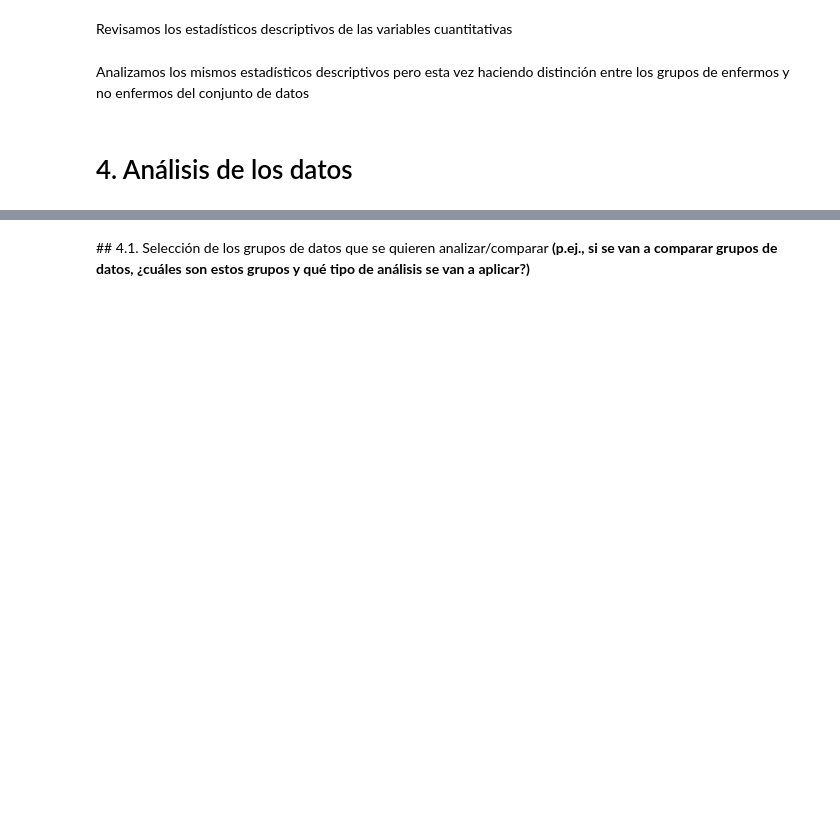
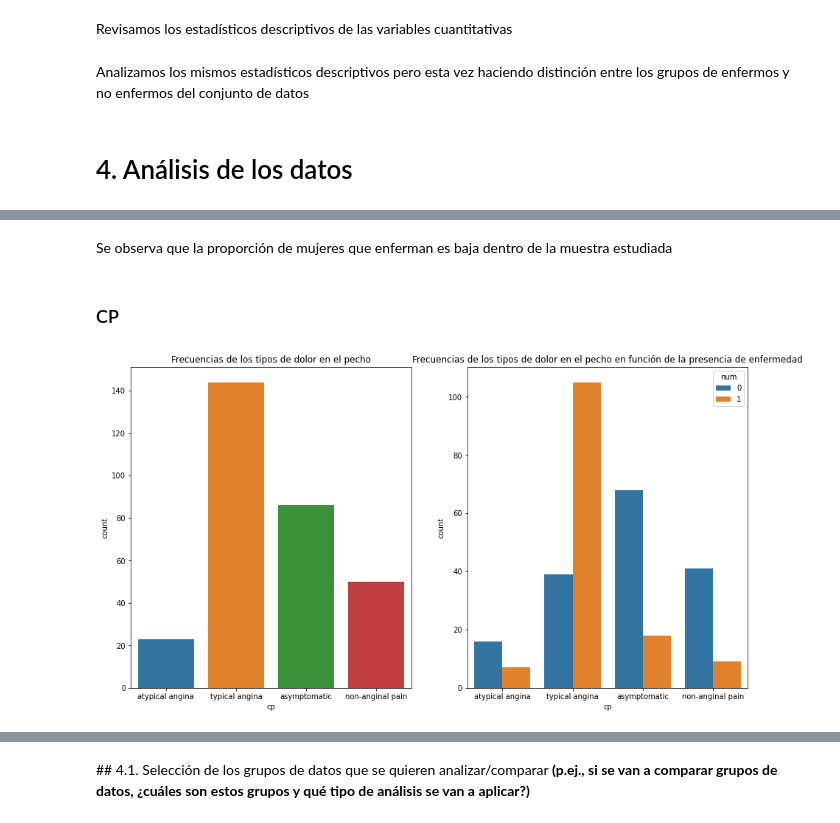
Before and after one commit to Vic16/PR_2_TipologiaCiclodeVidaDatos, a Jupyter notebook: PR_2.ipynb, the cells around one changed output, grey strips where cells are left out. Saved outputs shown, nothing was run; the diff lists cells and outputs as text; code cells hidden in the pictures; blank space fills up the shorter version.

```diff
--- a/PR_2.ipynb
+++ b/PR_2.ipynb
@@ -462,0 +534,14 @@ df[["age","trtbps","chol","thalachh","oldpeak","caa","thall","output"]].groupby(
+# %% [markdown]
+Se observa que la proporción de mujeres que enferman es baja dentro de la muestra estudiada
+# %% [markdown]
+### CP
+# %%
+fig, axes = plt.subplots(1, 2, figsize=(15,8))
+
+sns.countplot(x=df["cp"], ax=axes[0]).set(title='Frecuencias de los tipos de dolor en el pecho')
+
+sns.countplot(x=df["cp"], hue=df["num"], ax=axes[1]).set(title='Frecuencias de los tipos de dolor en el pecho en función de la presencia de enfermedad')
+
+plt.show()
+# %% [output]
+[figure, added]
```
Also changed, not shown: parts of 60 cells of this notebook.
